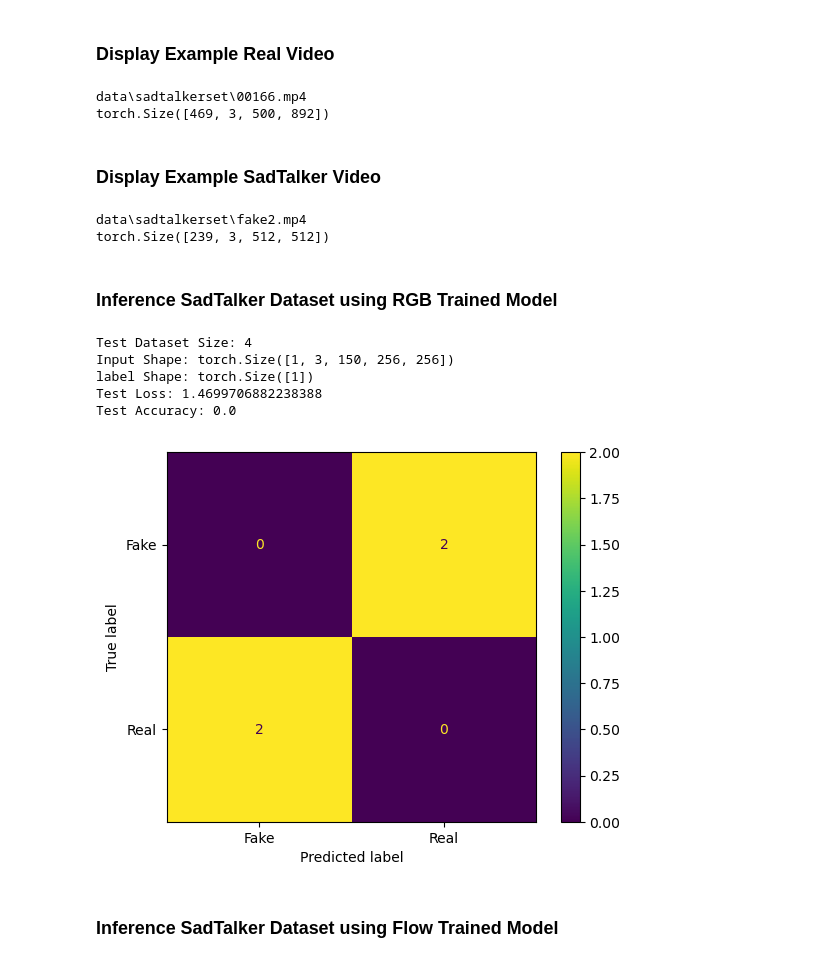
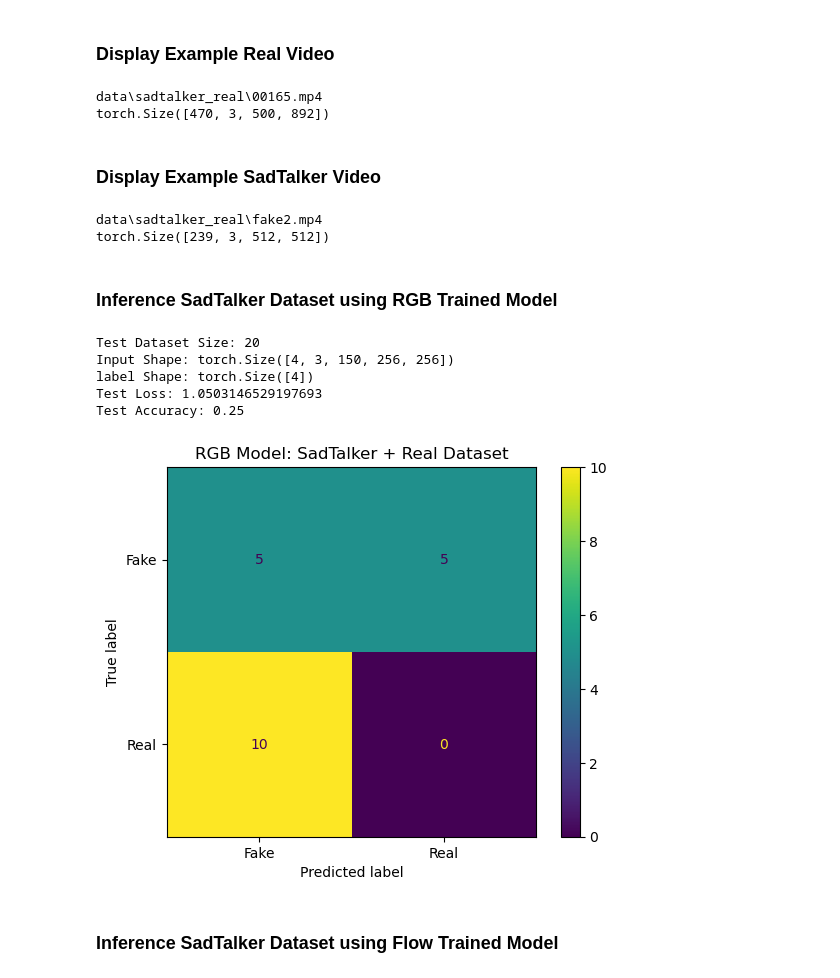
Before and after one commit to ftvs/maliciousai, a Jupyter notebook: Light_Yagami.ipynb, the cells around one changed output. Drawn from its saved outputs; the diff is of its cells as text; code cells hidden in the pictures.

```diff
--- a/Light_Yagami.ipynb
+++ b/Light_Yagami.ipynb
@@ -747,7 +1531,7 @@ Validation Accuracy: 71.15384615384616%
 # %% [markdown]
 ### Display Example Real Video
 # %%
-dataset_path = Path('data/sadtalkerset')
+dataset_path = Path('data/sadtalker_real')
 video_path = "00165.mp4"
 # video_path = "00166.mp4"
 data_path = dataset_path / video_path
@@ -770,12 +1554,12 @@ for frame in vid:
 # Release the video window
 cv2.destroyAllWindows()
 # %% [output]
-data\sadtalkerset\00166.mp4
-torch.Size([469, 3, 500, 892])
+data\sadtalker_real\00165.mp4
+torch.Size([470, 3, 500, 892])
 # %% [markdown]
 ### Display Example SadTalker Video
 # %%
-dataset_path = Path('data/sadtalkerset')
+dataset_path = Path('data/sadtalker_real')
 # video_path = "fake1.mp4"
 video_path = "fake2.mp4"
 data_path = dataset_path / video_path
@@ -798,30 +1582,30 @@ for frame in vid:
 # Release the video window
 cv2.destroyAllWindows()
 # %% [output]
-data\sadtalkerset\fake2.mp4
+data\sadtalker_real\fake2.mp4
 torch.Size([239, 3, 512, 512])
 # %% [markdown]
 ### Inference SadTalker Dataset using RGB Trained Model
 # %%
-dataset_path = "data/sadtalkerset"
+dataset_path = "data/sadtalker_real"
 model_path = "models/s3d_rgb_best_small_v3.pth"
 batch_size = 4
-test_loss, test_accuracy, test_cm = eval_sadtalker(dataset_path,batch_size,device,model_path)
+test_loss, test_accuracy, test_cm = eval_dataset(dataset_path,batch_size,device,model_path)
 
 print(f"Test Loss: {test_loss}")
 print(f"Test Accuracy: {test_accuracy}")
 
 cm_display = metrics.ConfusionMatrixDisplay(confusion_matrix = test_cm, display_labels = ['Fake', 'Real'])
-
 cm_display.plot()
+cm_display.ax_.set_title('RGB Model: SadTalker + Real Dataset')
 plt.show()
 # %% [output]
-Test Dataset Size: 4
-Input Shape: torch.Size([1, 3, 150, 256, 256])
-label Shape: torch.Size([1])
-Test Loss: 1.4699706882238388
-Test Accuracy: 0.0
+Test Dataset Size: 20
+Input Shape: torch.Size([4, 3, 150, 256, 256])
+label Shape: torch.Size([4])
+Test Loss: 1.0503146529197693
+Test Accuracy: 0.25
-[figure, old version]
+[figure, new version]
 # %% [markdown]
 ### Inference SadTalker Dataset using Flow Trained Model
 # %% [markdown]
```
Also changed, not shown: parts of 21 cells of this notebook, 2 other files.
